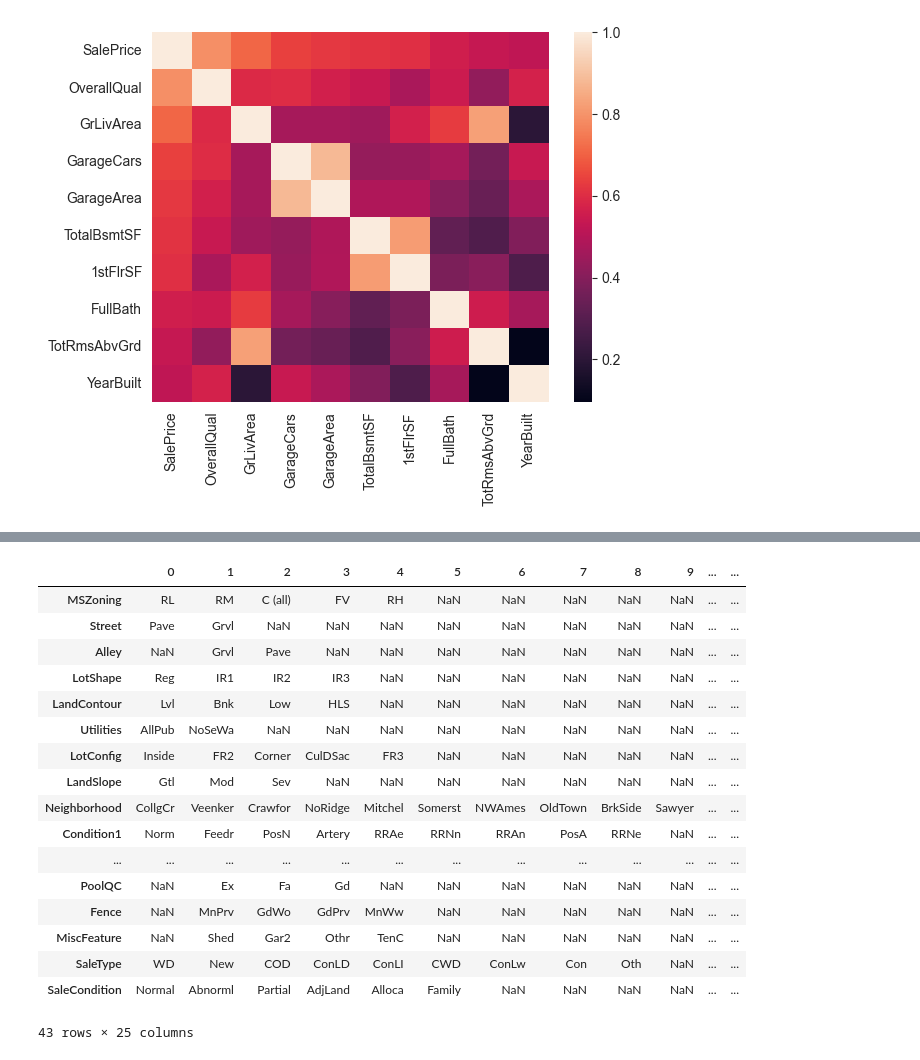
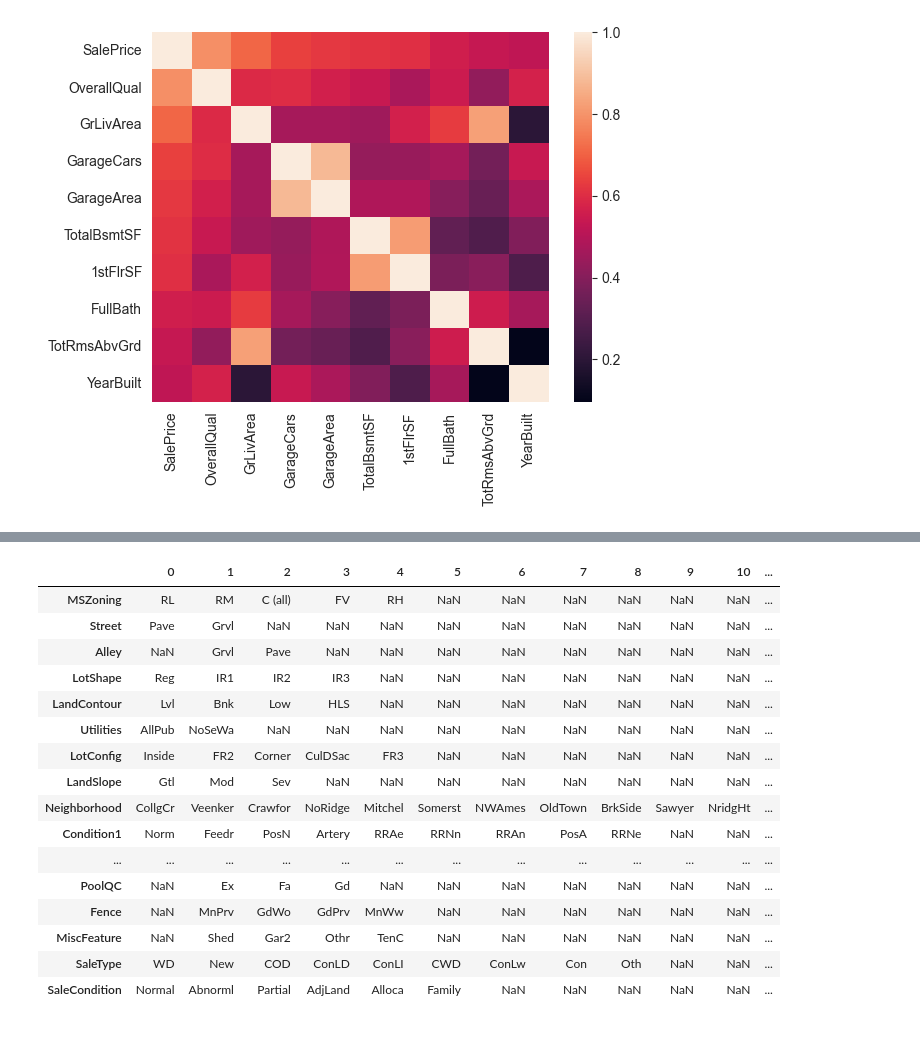
Before and after one commit to OmerSav/HousePricingRegression, a Jupyter notebook: notebooks/0.1-os-exploratory-data-analysis.ipynb, the cells around one changed output, grey strips where cells are left out. Drawn from its saved outputs; the diff is of its cells as text; code cells hidden in the pictures.

```diff
--- a/notebooks/0.1-os-exploratory-data-analysis.ipynb
+++ b/notebooks/0.1-os-exploratory-data-analysis.ipynb
@@ -150,32 +171,31 @@ dtype: int64
 # %%
 # Demonstrate all categories
 max_cat = unique_count[0]
 categories = pd.DataFrame(columns=range(max_cat))
 for col_name in list(cat_cols):
     unqs = df[col_name].unique()
     if len(unqs) == max_cat:
         categories.loc[col_name] = unqs
         continue
     categories.loc[col_name] = np.concatenate(
         (unqs, np.array([np.nan, ] * (max_cat - len(unqs)))))
 
-categories
+html_table(categories)
 # %% [output]
-|  | 0 | 1 | 2 | 3 | 4 | 5 | 6 | 7 | 8 | 9 | ... | ... |
-| MSZoning | RL | RM | C (all) | FV | RH | NaN | NaN | NaN | NaN | NaN | ... | ... |
-| Street | Pave | Grvl | NaN | NaN | NaN | NaN | NaN | NaN | NaN | NaN | ... | ... |
-| Alley | NaN | Grvl | Pave | NaN | NaN | NaN | NaN | NaN | NaN | NaN | ... | ... |
-| LotShape | Reg | IR1 | IR2 | IR3 | NaN | NaN | NaN | NaN | NaN | NaN | ... | ... |
-| LandContour | Lvl | Bnk | Low | HLS | NaN | NaN | NaN | NaN | NaN | NaN | ... | ... |
-| Utilities | AllPub | NoSeWa | NaN | NaN | NaN | NaN | NaN | NaN | NaN | NaN | ... | ... |
-| LotConfig | Inside | FR2 | Corner | CulDSac | FR3 | NaN | NaN | NaN | NaN | NaN | ... | ... |
-| LandSlope | Gtl | Mod | Sev | NaN | NaN | NaN | NaN | NaN | NaN | NaN | ... | ... |
-| Neighborhood | CollgCr | Veenker | Crawfor | NoRidge | Mitchel | Somerst | NWAmes | OldTown | BrkSide | Sawyer | ... | ... |
-| Condition1 | Norm | Feedr | PosN | Artery | RRAe | RRNn | RRAn | PosA | RRNe | NaN | ... | ... |
+|  | 0 | 1 | 2 | 3 | 4 | 5 | 6 | 7 | 8 | 9 | 10 | ... |
+| MSZoning | RL | RM | C (all) | FV | RH | NaN | NaN | NaN | NaN | NaN | NaN | ... |
+| Street | Pave | Grvl | NaN | NaN | NaN | NaN | NaN | NaN | NaN | NaN | NaN | ... |
+| Alley | NaN | Grvl | Pave | NaN | NaN | NaN | NaN | NaN | NaN | NaN | NaN | ... |
+| LotShape | Reg | IR1 | IR2 | IR3 | NaN | NaN | NaN | NaN | NaN | NaN | NaN | ... |
+| LandContour | Lvl | Bnk | Low | HLS | NaN | NaN | NaN | NaN | NaN | NaN | NaN | ... |
+| Utilities | AllPub | NoSeWa | NaN | NaN | NaN | NaN | NaN | NaN | NaN | NaN | NaN | ... |
+| LotConfig | Inside | FR2 | Corner | CulDSac | FR3 | NaN | NaN | NaN | NaN | NaN | NaN | ... |
+| LandSlope | Gtl | Mod | Sev | NaN | NaN | NaN | NaN | NaN | NaN | NaN | NaN | ... |
+| Neighborhood | CollgCr | Veenker | Crawfor | NoRidge | Mitchel | Somerst | NWAmes | OldTown | BrkSide | Sawyer | NridgHt | ... |
+| Condition1 | Norm | Feedr | PosN | Artery | RRAe | RRNn | RRAn | PosA | RRNe | NaN | NaN | ... |
 | ... | ... | ... | ... | ... | ... | ... | ... | ... | ... | ... | ... | ... |
-| PoolQC | NaN | Ex | Fa | Gd | NaN | NaN | NaN | NaN | NaN | NaN | ... | ... |
-| Fence | NaN | MnPrv | GdWo | GdPrv | MnWw | NaN | NaN | NaN | NaN | NaN | ... | ... |
-| MiscFeature | NaN | Shed | Gar2 | Othr | TenC | NaN | NaN | NaN | NaN | NaN | ... | ... |
-| SaleType | WD | New | COD | ConLD | ConLI | CWD | ConLw | Con | Oth | NaN | ... | ... |
-| SaleCondition | Normal | Abnorml | Partial | AdjLand | Alloca | Family | NaN | NaN | NaN | NaN | ... | ... |
+| PoolQC | NaN | Ex | Fa | Gd | NaN | NaN | NaN | NaN | NaN | NaN | NaN | ... |
+| Fence | NaN | MnPrv | GdWo | GdPrv | MnWw | NaN | NaN | NaN | NaN | NaN | NaN | ... |
+| MiscFeature | NaN | Shed | Gar2 | Othr | TenC | NaN | NaN | NaN | NaN | NaN | NaN | ... |
+| SaleType | WD | New | COD | ConLD | ConLI | CWD | ConLw | Con | Oth | NaN | NaN | ... |
+| SaleCondition | Normal | Abnorml | Partial | AdjLand | Alloca | Family | NaN | NaN | NaN | NaN | NaN | ... |
-43 rows × 25 columns
```
Also changed, not shown: parts of 11 cells of this notebook, 7 other files.
